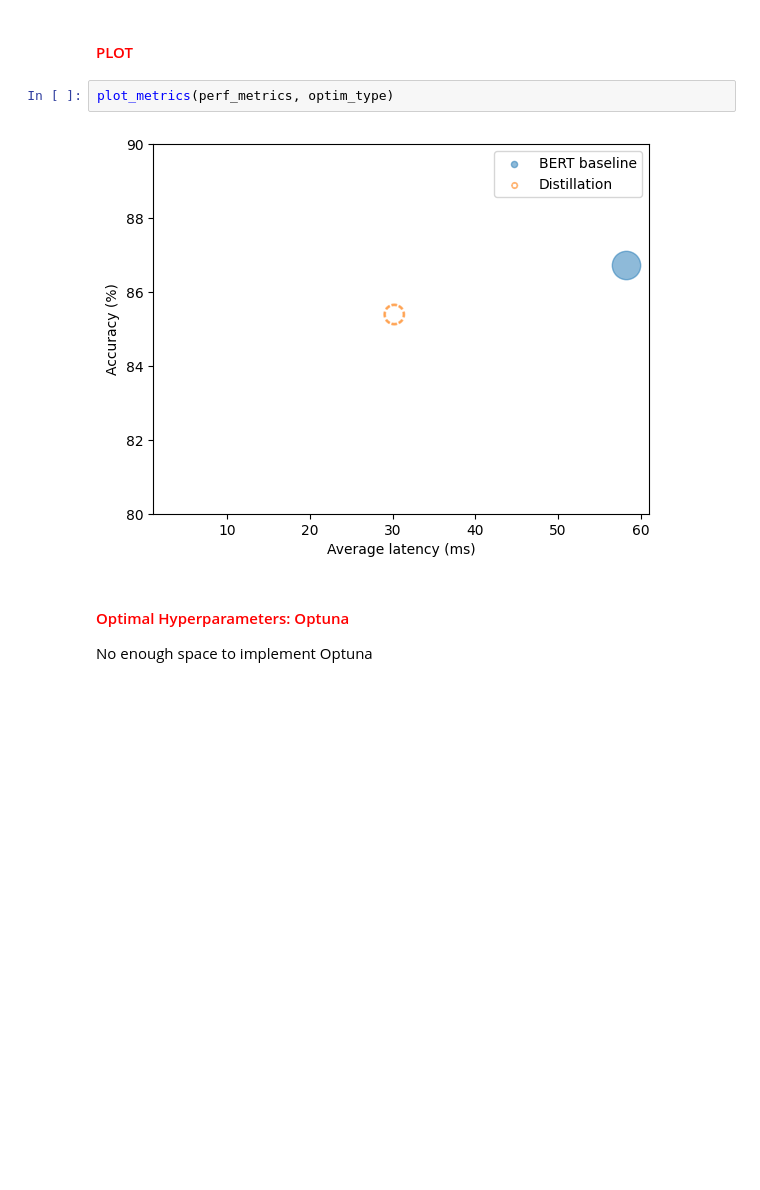
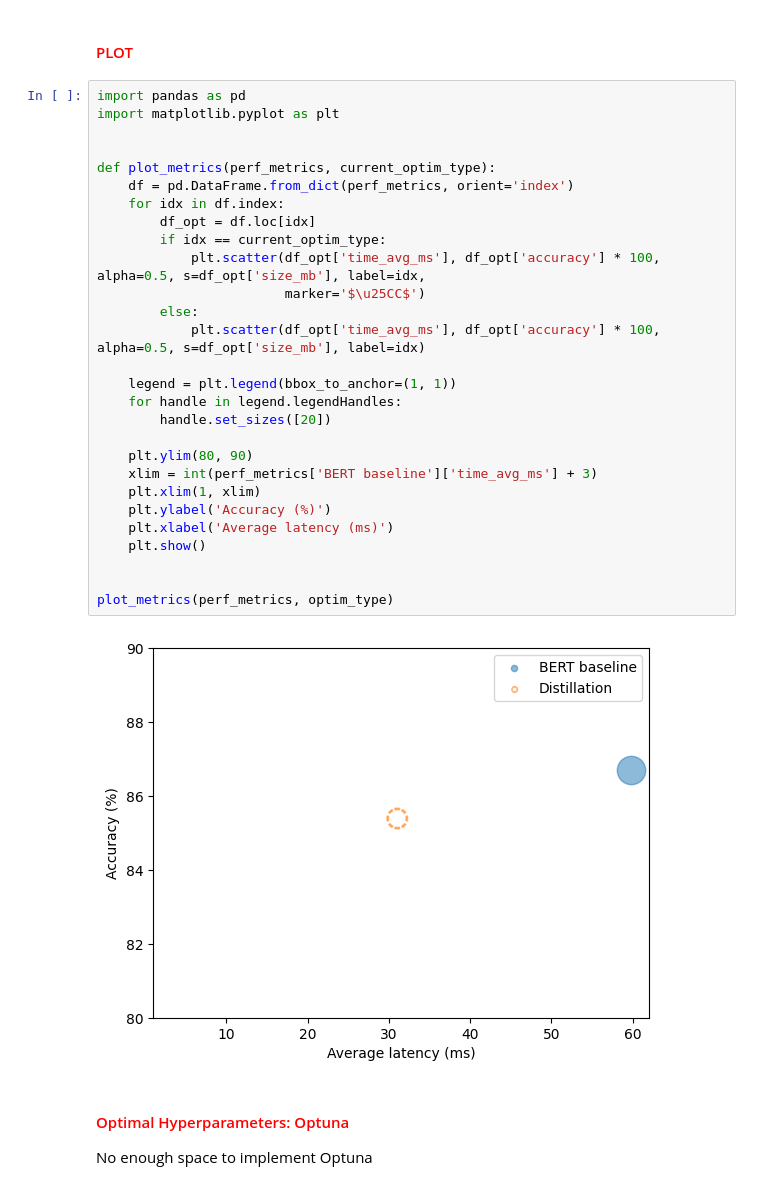
Before and after one commit to hmzhan/llm, a Jupyter notebook: notebooks/nlp-knowledge-distillation.ipynb, the cells around one changed output. Saved outputs shown, nothing was run; the diff lists cells and outputs as text; blank space fills up the shorter version.

```diff
--- a/notebooks/nlp-knowledge-distillation.ipynb
+++ b/notebooks/nlp-knowledge-distillation.ipynb
@@ -164,10 +178,36 @@ perf_metrics
   'accuracy': 0.854}}
 # %% [markdown]
 #### <font color="red"> PLOT </font>
-# %%
-plot_metrics(perf_metrics, optim_type)
-# %% [output]
-[figure, removed]
+# %%
+import pandas as pd
+import matplotlib.pyplot as plt
+
+
+def plot_metrics(perf_metrics, current_optim_type):
+    df = pd.DataFrame.from_dict(perf_metrics, orient='index')
+    for idx in df.index:
+        df_opt = df.loc[idx]
+        if idx == current_optim_type:
+            plt.scatter(df_opt['time_avg_ms'], df_opt['accuracy'] * 100, alpha=0.5, s=df_opt['size_mb'], label=idx,
+                        marker='$\u25CC$')
+        else:
+            plt.scatter(df_opt['time_avg_ms'], df_opt['accuracy'] * 100, alpha=0.5, s=df_opt['size_mb'], label=idx)
+
+    legend = plt.legend(bbox_to_anchor=(1, 1))
+    for handle in legend.legendHandles:
+        handle.set_sizes([20])
+
+    plt.ylim(80, 90)
+    xlim = int(perf_metrics['BERT baseline']['time_avg_ms'] + 3)
+    plt.xlim(1, xlim)
+    plt.ylabel('Accuracy (%)')
+    plt.xlabel('Average latency (ms)')
+    plt.show()
+
+
+plot_metrics(perf_metrics, optim_type)
+# %% [output]
+[figure, added]
 # %% [markdown]
 #### <font color='red'> Optimal Hyperparameters: Optuna </font>
 No enough space to implement Optuna
```
Also changed, not shown: parts of 13 cells of this notebook.
